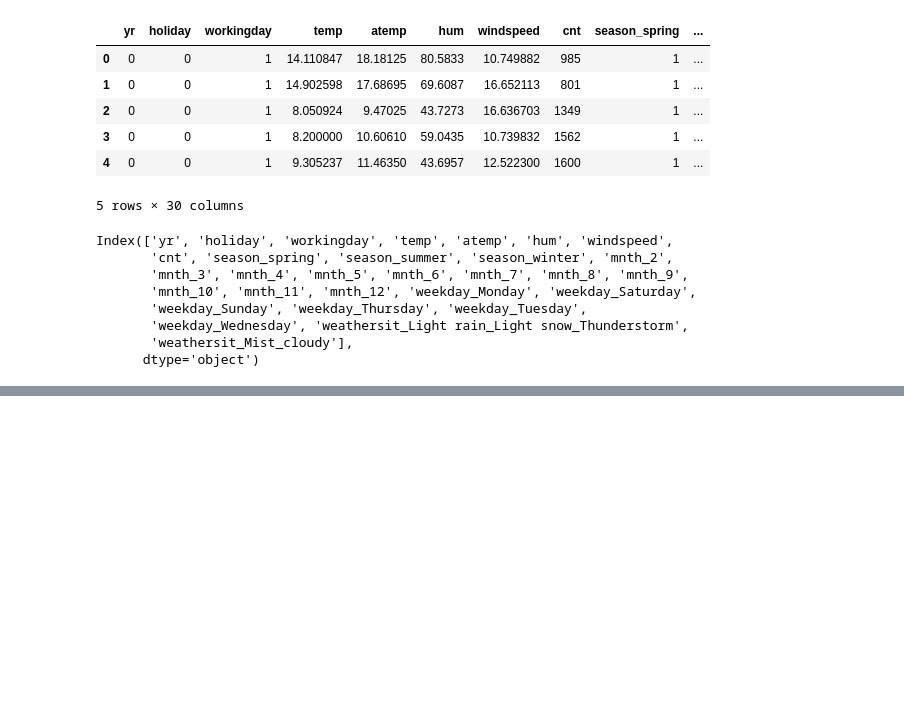
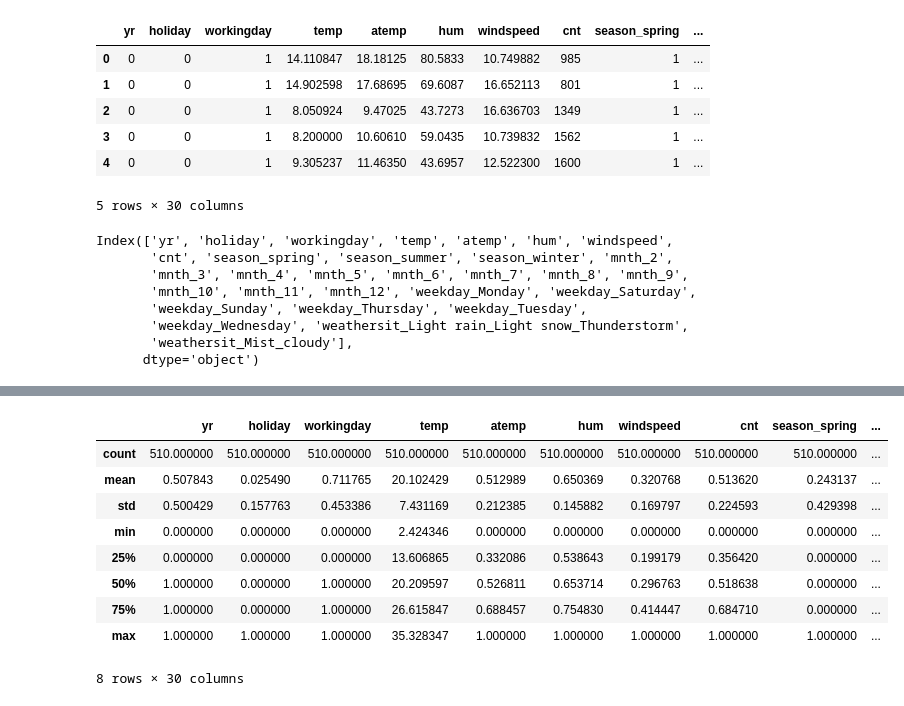
Before and after one commit to DhruvDA/Bike_assignment_lm, a Jupyter notebook: Assignment.ipynb, the cells around one changed output, grey strips where cells are left out. Saved outputs shown, nothing was run; the diff lists cells and outputs as text; code cells hidden in the pictures; blank space fills up the shorter version.

```diff
--- a/Assignment.ipynb
+++ b/Assignment.ipynb
@@ -278,0 +308,13 @@ Index(['yr', 'holiday', 'workingday', 'temp', 'atemp', 'hum', 'windspeed',
+# %%
+df_train.describe()
+# %% [output]
+|  | yr | holiday | workingday | temp | atemp | hum | windspeed | cnt | season_spring | ... |
+| count | 510.000000 | 510.000000 | 510.000000 | 510.000000 | 510.000000 | 510.000000 | 510.000000 | 510.000000 | 510.000000 | ... |
+| mean | 0.507843 | 0.025490 | 0.711765 | 20.102429 | 0.512989 | 0.650369 | 0.320768 | 0.513620 | 0.243137 | ... |
+| std | 0.500429 | 0.157763 | 0.453386 | 7.431169 | 0.212385 | 0.145882 | 0.169797 | 0.224593 | 0.429398 | ... |
+| min | 0.000000 | 0.000000 | 0.000000 | 2.424346 | 0.000000 | 0.000000 | 0.000000 | 0.000000 | 0.000000 | ... |
+| 25% | 0.000000 | 0.000000 | 0.000000 | 13.606865 | 0.332086 | 0.538643 | 0.199179 | 0.356420 | 0.000000 | ... |
+| 50% | 1.000000 | 0.000000 | 1.000000 | 20.209597 | 0.526811 | 0.653714 | 0.296763 | 0.518638 | 0.000000 | ... |
+| 75% | 1.000000 | 0.000000 | 1.000000 | 26.615847 | 0.688457 | 0.754830 | 0.414447 | 0.684710 | 0.000000 | ... |
+| max | 1.000000 | 1.000000 | 1.000000 | 35.328347 | 1.000000 | 1.000000 | 1.000000 | 1.000000 | 1.000000 | ... |
+8 rows × 30 columns
```
Also changed, not shown: parts of 36 cells of this notebook.
